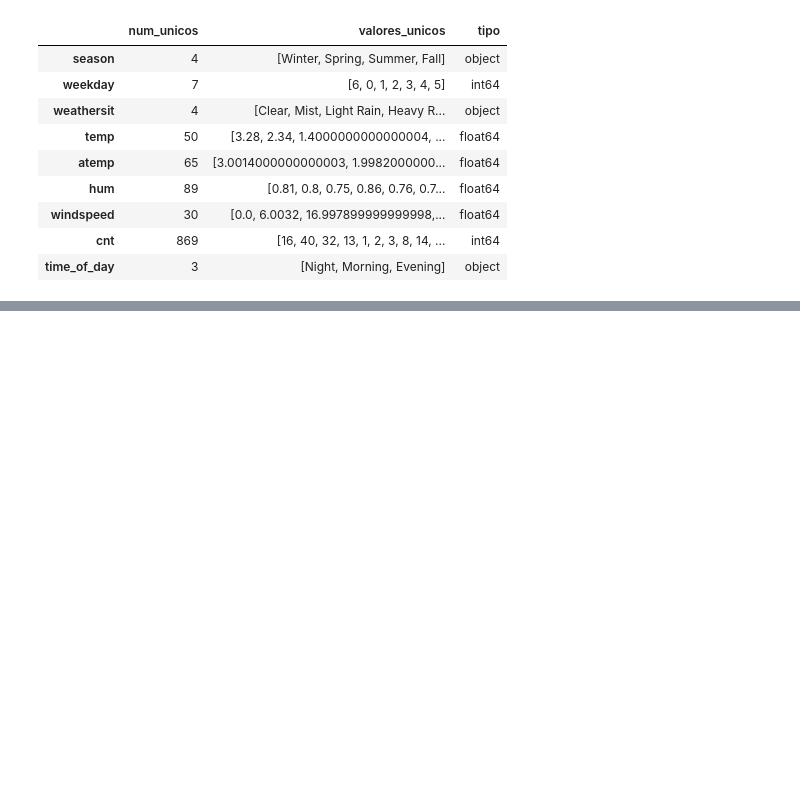
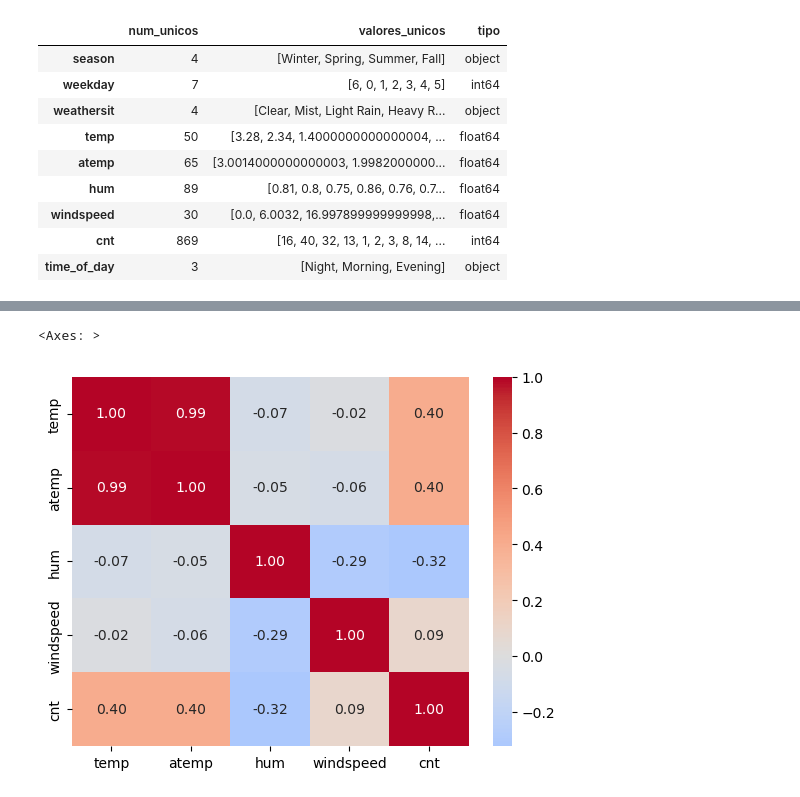
Before and after one commit to JhonZacipa/ML-Project-bicycle-usage-demand-estimation, a Jupyter notebook: ProyectoEtapa1Notebook.ipynb, the cells around one changed output, grey strips where cells are left out. Cells and saved outputs as stored; diff of their text form; code cells hidden in the pictures; blank space fills up the shorter version.

```diff
--- a/ProyectoEtapa1Notebook.ipynb
+++ b/ProyectoEtapa1Notebook.ipynb
@@ -185,0 +276,4 @@ Datos del diccionario:
+# %%
+#En este punto del desarrollo del proyecto ya me di cuenta que weekday tiene que ser categorica ya que el miercoles no tiene que pesar mas que el martes por ejemplo.
+numericas = data.drop({'weekday','season','weathersit','time_of_day'},axis='columns')
+numericas
@@ -185,0 +294,5 @@ Datos del diccionario:
+# %%
+sea.heatmap(numericas.corr(), annot=True, cmap="coolwarm", center=0, fmt='.2f')
+# %% [output]
+<Axes: >
+[figure, added]
```
Also changed, not shown: parts of 21 cells of this notebook.
